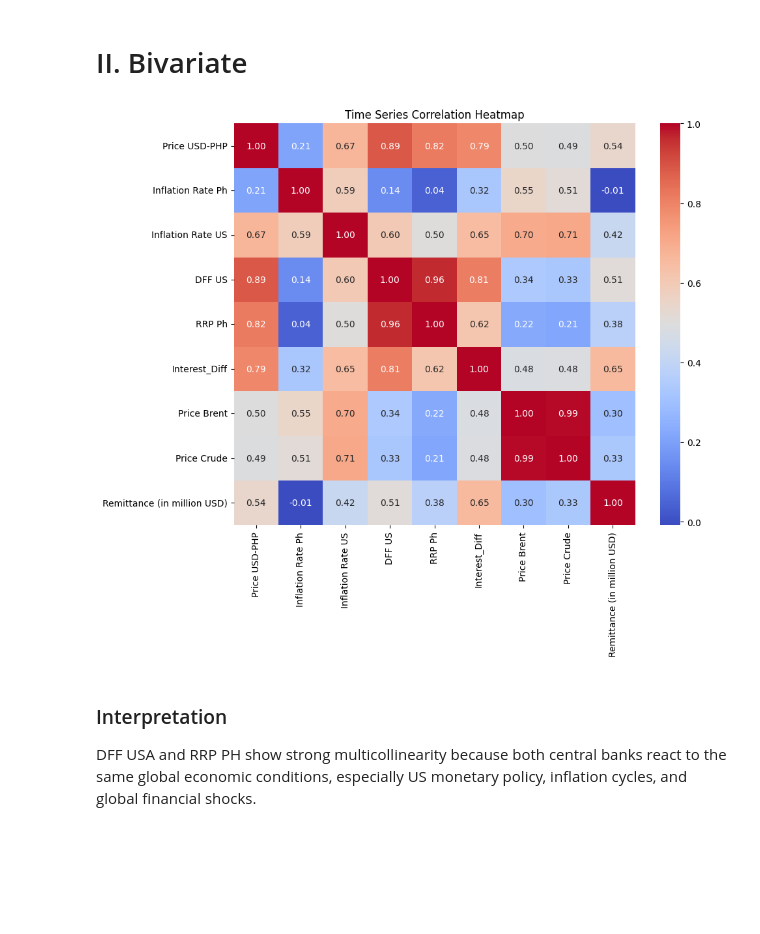
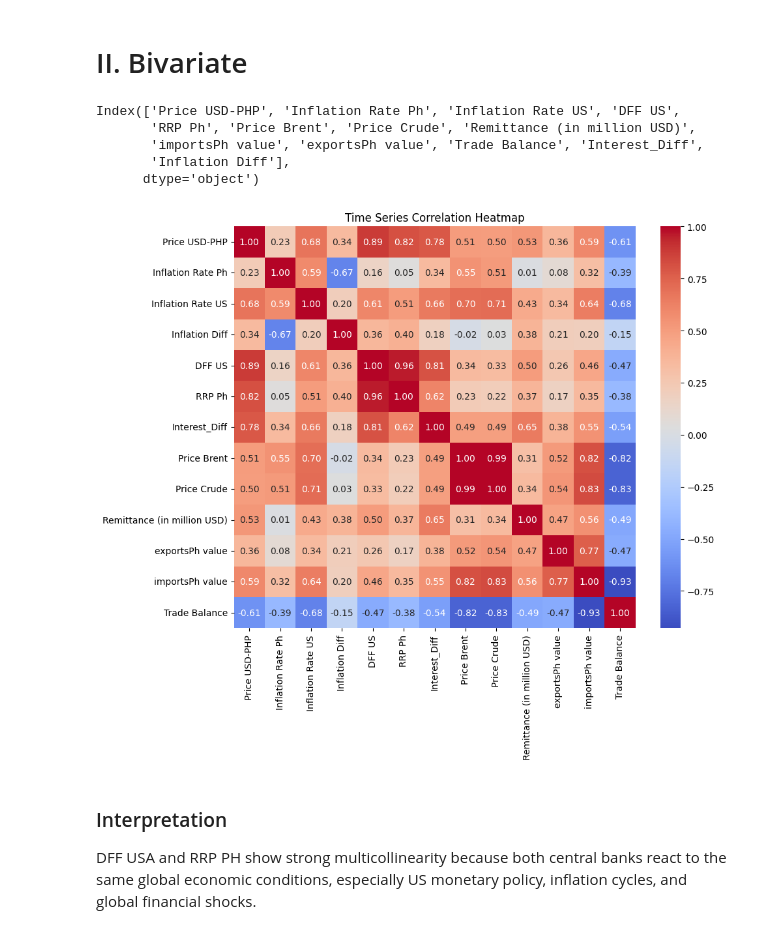
Before and after one commit to kbbn-debugger/Exploratory-Data-Analysis-USD-PHP, a Jupyter notebook: notebooks/EDA Final.ipynb, the cells around one changed output. Drawn from its saved outputs; the diff is of its cells as text; code cells hidden in the pictures; blank space fills up the shorter version.

```diff
--- a/notebooks/EDA Final.ipynb
+++ b/notebooks/EDA Final.ipynb
@@ -43,7 +60,9 @@ datasets = {
     "interestRatePh": interestRatePh,
     "oilPriceBrent": oilPriceBrent,
     "oilPriceCrude": oilPriceCrude,
-    "ofwRemittance": ofwRemittance
+    "ofwRemittance": ofwRemittance,
+    "importsPh": importsPh,
+    "exportsPh": exportsPh
 }
 
 # Iterate over the datasets and inspect their head
@@ -311,4 +394,4 @@ oilPriceCrude['Change % Crude'] = pd.to_numeric(oilPriceCrude['Change % Crude'])
 # start and end of date
 
 start = "2018-01-01"
-end   = "2025-09-30"
+end   = "2025-08-30"
@@ -332,5 +420,13 @@ main.head()
 # resampling the dataset and convert it into monthly
 
 main_monthly = main.resample('ME').mean()
-main_monthly.head()
+
+# and dropping uneeded columns
+columns = ['Open', 'High', 'Low', 'Change %',
+           'Open_Brent', 'High_Brent', 'Low_Brent', 'Change % Brent',
+           'Open_Crude', 'High_Crude', 'Low_Crude', 'Change % Crude']
+
+main_monthly.drop(columns=columns, inplace=True)
+
+main_monthly.tail()
 # %% [output]
@@ -343,0 +444,2 @@ main_monthly.head()
+# %%
+main_monthly['Trade Balance'] = main_monthly['exportsPh value'] - main_monthly['importsPh value']
@@ -535,19 +668,30 @@ plt.show()
 [figure]
 # %% [markdown]
 # II. Bivariate
+# %%
+main_monthly.columns
+# %% [output]
+Index(['Price USD-PHP', 'Inflation Rate Ph', 'Inflation Rate US', 'DFF US',
+       'RRP Ph', 'Price Brent', 'Price Crude', 'Remittance (in million USD)',
+       'importsPh value', 'exportsPh value', 'Trade Balance', 'Interest_Diff',
+       'Inflation Diff'],
+      dtype='object')
 # %%
 # Correlation heat map
 
-columns = ["Price USD-PHP", "Inflation Rate Ph", "Inflation Rate US", "DFF US", "RRP Ph", "Interest_Diff","Price Brent", "Price Crude", "Remittance (in million USD)"]
+columns = ["Price USD-PHP", "Inflation Rate Ph", "Inflation Rate US", "Inflation Diff",
+           "DFF US", "RRP Ph", "Interest_Diff","Price Brent", "Price Crude",
+           "Remittance (in million USD)", "exportsPh value", "importsPh value",
+           "Trade Balance"]
 
 corr_matrix = main_monthly[columns].corr()
 
 plt.figure(figsize=(10, 8))
 sns.heatmap(corr_matrix, annot=True, fmt=".2f", cmap='coolwarm', cbar=True, square=True)
 plt.title('Time Series Correlation Heatmap')
 plt.show()
 # %% [output]
-[figure, old version]
+[figure, new version]
 # %% [markdown]
 ### Interpretation
 
```
Also changed, not shown: parts of 40 cells of this notebook, 2 other files.
